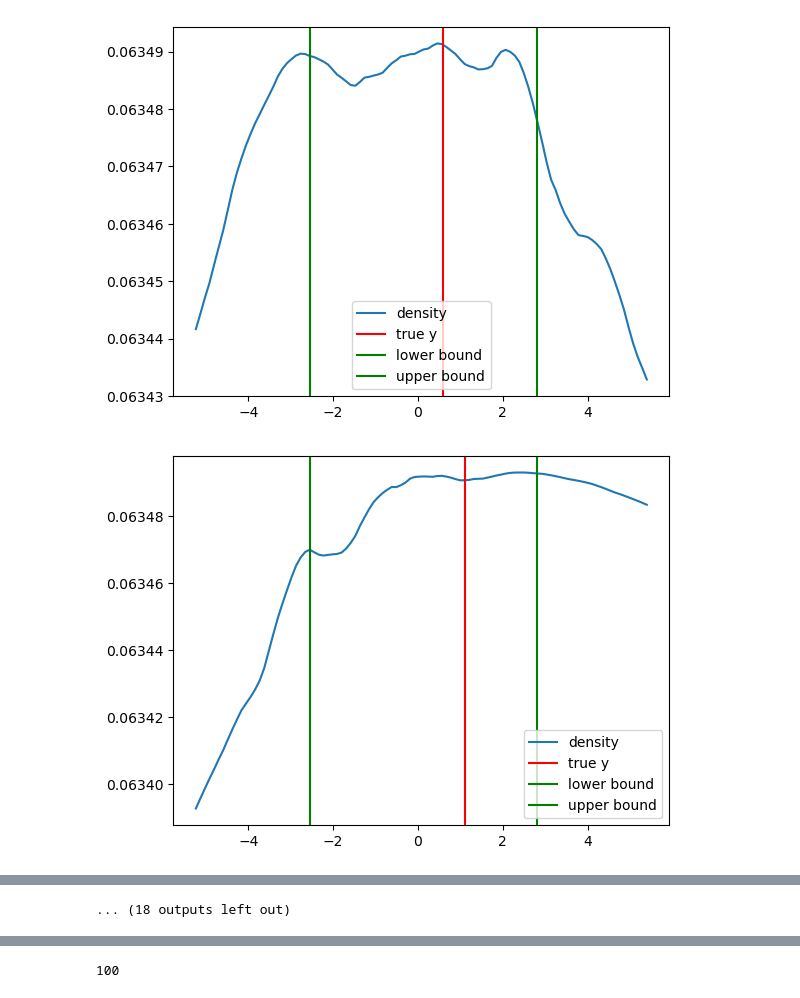
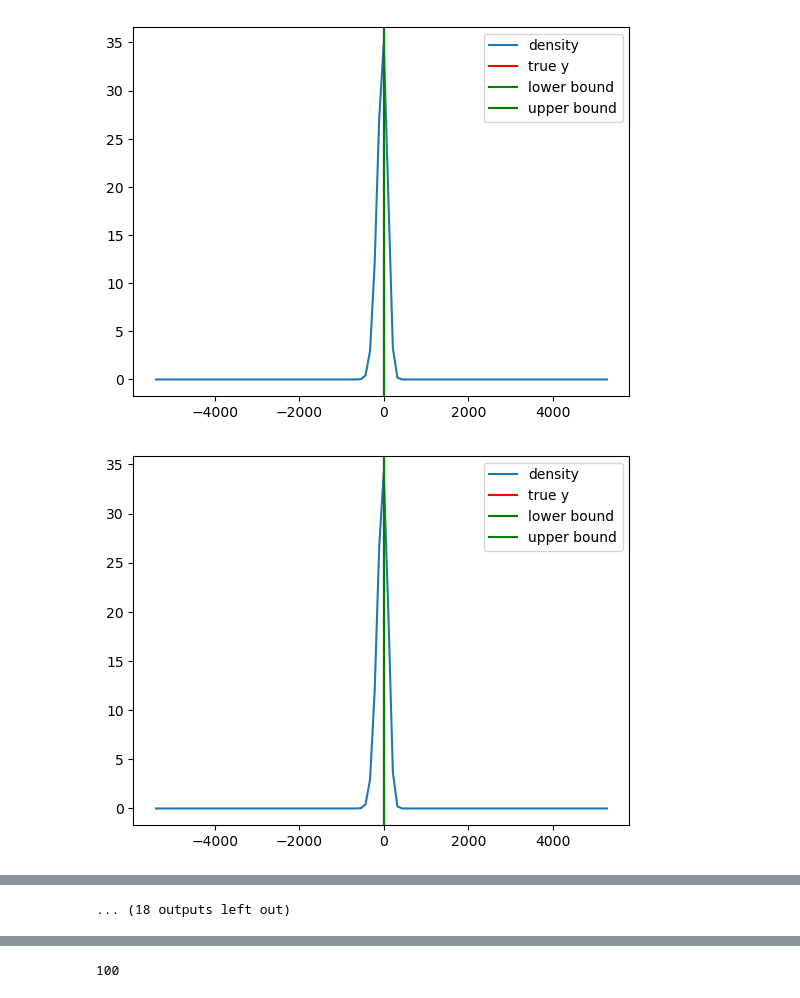
Before and after one commit to alexanderkrauck/uncertainty_prediction, a Jupyter notebook: notebooks/04_vae_idea.ipynb, the cells around one changed output, grey strips where cells are left out. Drawn from its saved outputs; the diff is of its cells as text; code cells hidden in the pictures.

```diff
--- a/notebooks/04_vae_idea.ipynb
+++ b/notebooks/04_vae_idea.ipynb
@@ -82,14 +84,19 @@ n_output_features = y_total.shape[1]
 n_input_features = x_total.shape[1]
 
 dropout_rate = 0.05
-n_epochs = 100
+n_epochs = 300
 lengthscale = 1e-2
-latent_dim = 3
+latent_dim = 5
 
 adam_lr = 1e-4
 weight_decay = 1e-4
 
 n_y_steps = 100
+
+#DEBUGGING SECTION
+execute_only_one_fold = True
+target_reconstruction_multiplier = 1.0
+kl_loss_weight = 4.0
 # %%
 kf = KFold(n_splits=n_splits, shuffle=True, random_state=1)
 
@@ -118,7 +125,9 @@ for fold, (train_index, val_index) in enumerate(kf.split(x_total)):
             optimizer.zero_grad()
             net_input = torch.cat([x, y], dim=1)
             x_hat, mean, logvar = model(net_input)
-            reconstruction_loss = F.mse_loss(x_hat, net_input)
+            reconstruction_loss = F.mse_loss(x_hat, net_input, reduction = "none")
+            reconstruction_loss[-1] *= target_reconstruction_multiplier
+            reconstruction_loss = reconstruction_loss.mean()
             kl_loss = -0.5 * torch.sum(1 + logvar - mean.pow(2) - logvar.exp())
             loss = reconstruction_loss + kl_loss
             loss.backward()
@@ -134,7 +143,7 @@ for fold, (train_index, val_index) in enumerate(kf.split(x_total)):
                 x_hat, mean, logvar = model(net_input)
                 reconstruction_loss = F.mse_loss(x_hat, net_input)
                 kl_loss = -0.5 * torch.sum(1 + logvar - mean.pow(2) - logvar.exp())
-                loss = reconstruction_loss + kl_loss
+                loss = reconstruction_loss + kl_loss_weight * kl_loss
                 val_loss += loss.item()
             val_loss /= len(val_loader)
 
@@ -144,11 +153,15 @@ for fold, (train_index, val_index) in enumerate(kf.split(x_total)):
 
 
 
-    samples_for_plot = val_index[:5]
+    samples_for_plot = val_index[:30]
     x_plot, y_plot = x_total[samples_for_plot], y_total[samples_for_plot]
 
-    step_size = (y_train.max() - y_train.min()) / n_y_steps
-    steps = torch.tensor(np.arange(y_train.min(), y_train.max(), step_size)).view(-1, 1).float()
+    max_min_difference = y_train.max() - y_train.min()
+    lower_bound = y_train.min() - max_min_difference * 1.5
+    upper_bound = y_train.max() + max_min_difference * 1.5
+
+    step_size = (upper_bound - lower_bound) / n_y_steps
+    steps = torch.tensor(np.arange(lower_bound, upper_bound, step_size)).view(-1, 1).float()
 
     with torch.no_grad():
         for x, y in zip(x_plot, y_plot):
@@ -162,12 +175,23 @@ for fold, (train_index, val_index) in enumerate(kf.split(x_total)):
             exponent = -0.5 * torch.sum(mean * mean, dim=1)
             densities = normalizing_constant * torch.exp(exponent)
 
+            prior_x = densities.mean()
+            densities = densities / prior_x
+
             plt.plot(steps, densities, label='density')
-            plt.axvline(y, label='true y')
+            plt.axvline(y, label='true y', color = 'red')
+            plt.axvline(y_train.min(), label='lower bound', color='green')
+            plt.axvline(y_train.max(), label='upper bound', color="green")
+            plt.legend()
+            plt.yscale("linear")
+            #plt.ylim(0, 1.5)
             plt.show()
 
 
 
     torch.tensor(x_plot).float()
+
+    if execute_only_one_fold:
+        break
 # %% [output]
 Fold: 0
@@ -191,32 +226,35 @@ RuntimeError: 1D tensors expected, but got 2D and 2D tensors
 # %%
 samples_for_plot = val_index[:30]
 x_plot, y_plot = x_total[samples_for_plot], y_total[samples_for_plot]
 
 max_min_difference = y_train.max() - y_train.min()
-lower_bound = y_train.min() - max_min_difference * 0.5
-upper_bound = y_train.max() + max_min_difference * 0.5
+lower_bound = y_train.min() - max_min_difference * 1000.5
+upper_bound = y_train.max() + max_min_difference * 1000.5
 
 step_size = (upper_bound - lower_bound) / n_y_steps
 steps = torch.tensor(np.arange(lower_bound, upper_bound, step_size)).view(-1, 1).float()
 
 with torch.no_grad():
     for x, y in zip(x_plot, y_plot):
         x = torch.tensor(x).float()
         x = x.repeat(steps.shape[0], 1)
 
         net_input = torch.cat([x, steps], dim=1)
         x_hat, mean, logvar = model(net_input)
 
         normalizing_constant = (2 * torch.pi) ** (-mean.shape[1] / 2)
         exponent = -0.5 * torch.sum(mean * mean, dim=1)
         densities = normalizing_constant * torch.exp(exponent)
 
+        prior_x = densities.mean()
+        densities = densities / prior_x
+
         plt.plot(steps, densities, label='density')
         plt.axvline(y, label='true y', color = 'red')
         plt.axvline(y_train.min(), label='lower bound', color='green')
         plt.axvline(y_train.max(), label='upper bound', color="green")
         plt.legend()
         plt.show()
 # %% [output]
-[figure, old version]
+[figure, new version]
-[figure, old version]
+[figure, new version]
```
Also changed, not shown: parts of 6 cells of this notebook, 14 other files.
